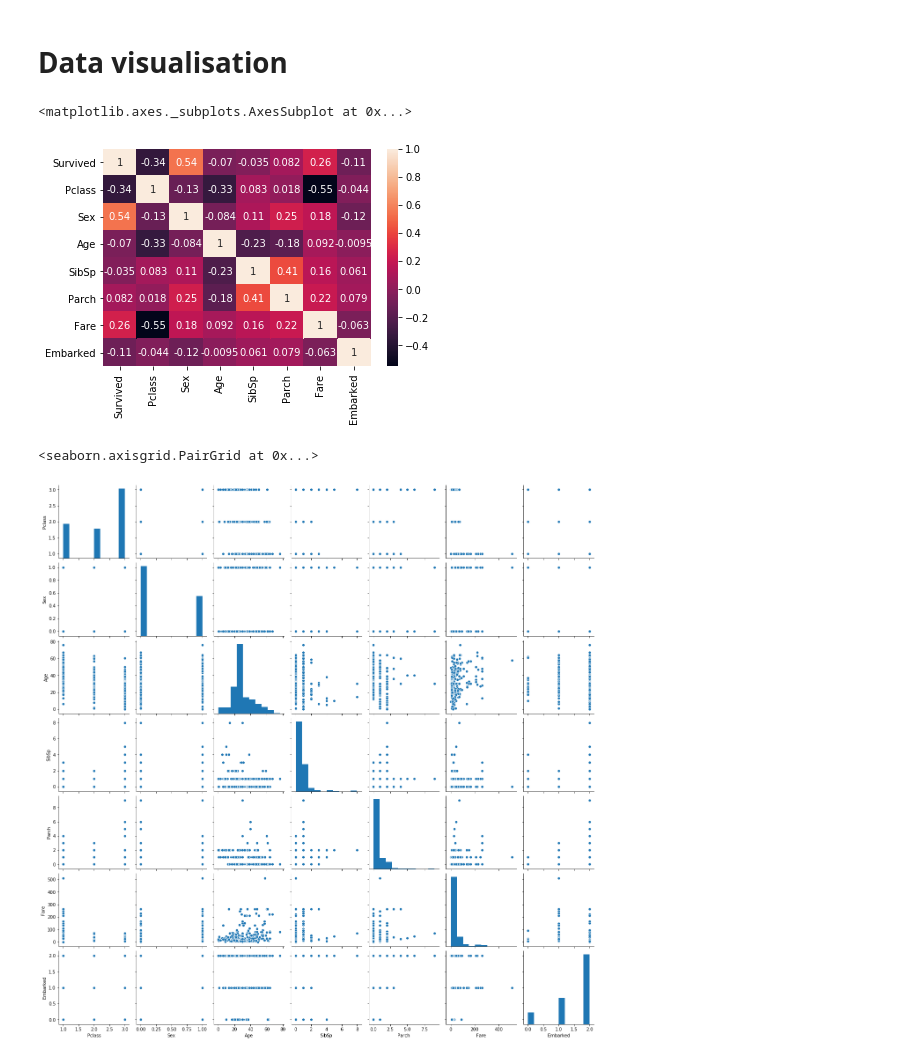
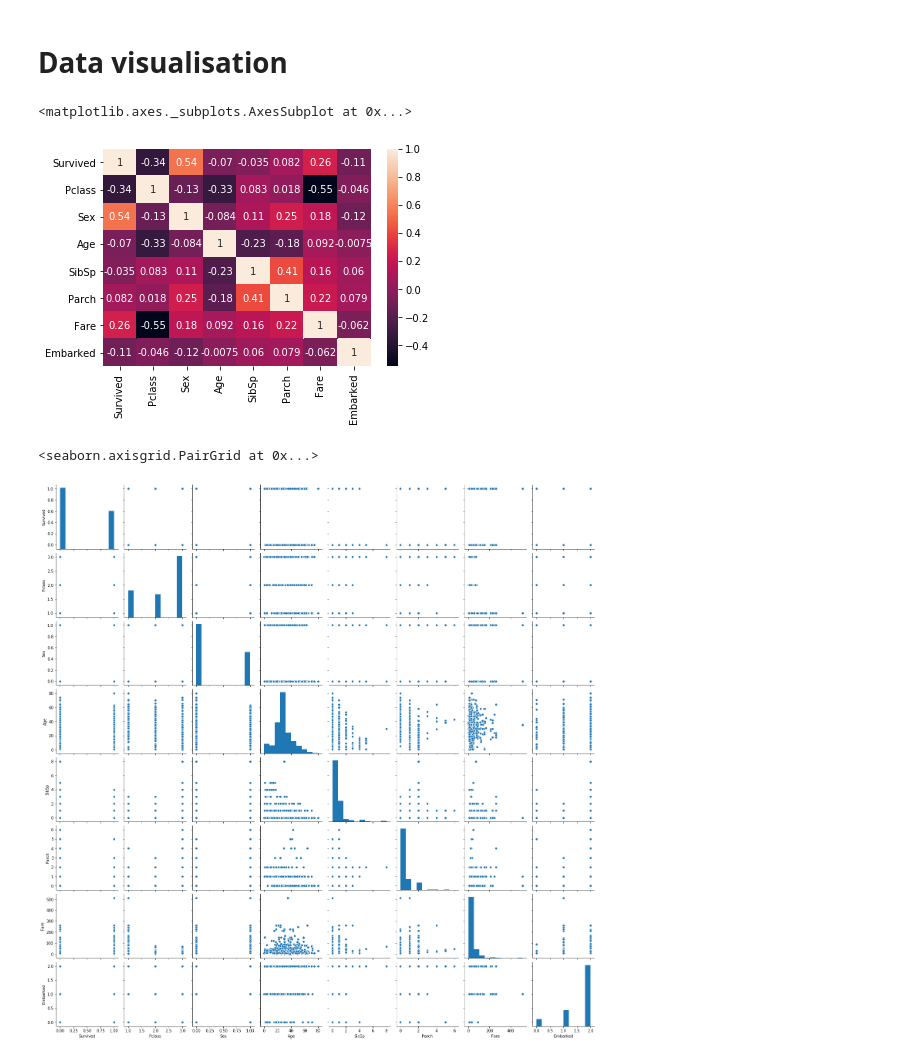
Before and after one commit to kgawelek/MachineLearning, a Jupyter notebook: scripts/titanic_survival.ipynb, the cells around one changed output. Drawn from its saved outputs; the diff is of its cells as text; code cells hidden in the pictures.

```diff
--- a/scripts/titanic_survival.ipynb
+++ b/scripts/titanic_survival.ipynb
@@ -86,6 +89,8 @@ dtype: int64
 # %%
 train_df['Age'] = train_df['Age'].fillna(train_df['Age'].mean())
 test_df['Age'] = test_df['Age'].fillna(test_df['Age'].mean())
+train_df['Embarked'] = train_df['Embarked'].fillna(2)
+test_df['Embarked'] = test_df['Embarked'].fillna(2)
 # %% [markdown]
 # Data visualisation
 # %%
@@ -94,9 +99,9 @@ corr = train_df.corr()
 sns.heatmap(corr, annot=True)
 # %% [output]
 <matplotlib.axes._subplots.AxesSubplot at 0x...>
-[figure, old version]
+[figure, new version]
 # %%
-sns.pairplot(test_df)
+sns.pairplot(train_df)
 # %% [output]
 <seaborn.axisgrid.PairGrid at 0x...>
-[figure, old version]
+[figure, new version]
```
Also changed, not shown: parts of 28 cells of this notebook.
